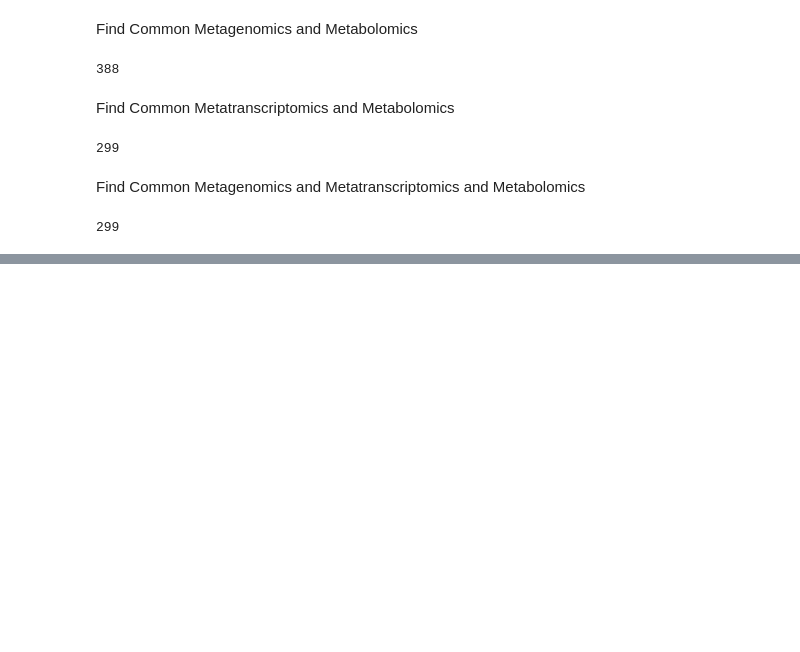
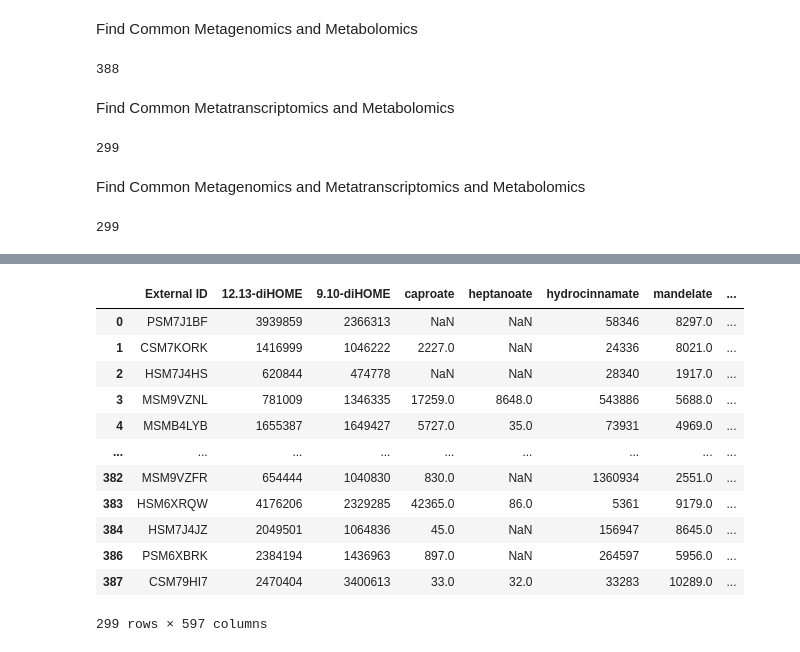
Before and after one commit to MahsaMonshizade/MultiModal, a Jupyter notebook: lib/Omics_EDA.ipynb, the cells around one changed output, grey strips where cells are left out. Cells and saved outputs as stored; diff of their text form; code cells hidden in the pictures; blank space fills up the shorter version.

```diff
--- a/lib/Omics_EDA.ipynb
+++ b/lib/Omics_EDA.ipynb
@@ -110,0 +181,18 @@ len(shared_values_metagenomics_metatranscriptomics_metabolomics)
+# %%
+filtered_metabolomics = metabolomics[metabolomics['External ID'].isin(shared_values_metagenomics_metatranscriptomics_metabolomics)]
+# %%
+filtered_metabolomics
+# %% [output]
+|  | External ID | 12.13-diHOME | 9.10-diHOME | caproate | heptanoate | hydrocinnamate | mandelate | ... |
+| 0 | PSM7J1BF | 3939859 | 2366313 | NaN | NaN | 58346 | 8297.0 | ... |
+| 1 | CSM7KORK | 1416999 | 1046222 | 2227.0 | NaN | 24336 | 8021.0 | ... |
+| 2 | HSM7J4HS | 620844 | 474778 | NaN | NaN | 28340 | 1917.0 | ... |
+| 3 | MSM9VZNL | 781009 | 1346335 | 17259.0 | 8648.0 | 543886 | 5688.0 | ... |
+| 4 | MSMB4LYB | 1655387 | 1649427 | 5727.0 | 35.0 | 73931 | 4969.0 | ... |
+| ... | ... | ... | ... | ... | ... | ... | ... | ... |
+| 382 | MSM9VZFR | 654444 | 1040830 | 830.0 | NaN | 1360934 | 2551.0 | ... |
+| 383 | HSM6XRQW | 4176206 | 2329285 | 42365.0 | 86.0 | 5361 | 9179.0 | ... |
+| 384 | HSM7J4JZ | 2049501 | 1064836 | 45.0 | NaN | 156947 | 8645.0 | ... |
+| 386 | PSM6XBRK | 2384194 | 1436963 | 897.0 | NaN | 264597 | 5956.0 | ... |
+| 387 | CSM79HI7 | 2470404 | 3400613 | 33.0 | 32.0 | 33283 | 10289.0 | ... |
+299 rows × 597 columns
```
Also changed, not shown: parts of 19 cells of this notebook, 8 other files.
